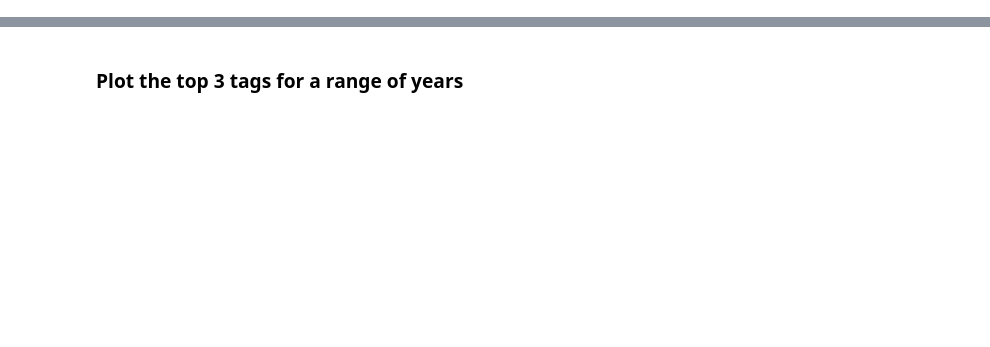
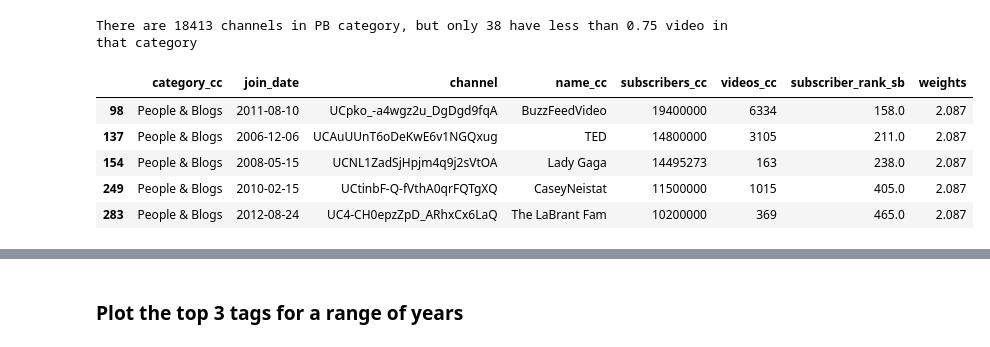
Before and after one commit to kamilmellouk/kadabros, a Jupyter notebook: notebooks/Pierre_eda.ipynb, the cells around one changed output, grey strips where cells are left out. Drawn from its saved outputs; the diff is of its cells as text; code cells hidden in the pictures; blank space fills up the shorter version.

```diff
--- a/notebooks/Pierre_eda.ipynb
+++ b/notebooks/Pierre_eda.ipynb
@@ -71,0 +48,28 @@ yt_metadata_filt.describe()
+# %%
+def category_evolution_of_channel(channel_id, df_feather=df_feather_PB, show_evolution=False):
+    '''
+    Calculates the proportion of videos in the 'People & Blogs' category for a given channel.
+
+    Parameters:
+    - channel_id (str): The YouTube channel ID.
+    - df_feather (DataFrame): DataFrame containing video data.
+
+    Returns:
+    - bool: True if the proportion of 'People & Blogs' videos is less than 75%, False otherwise.
+    '''
+    df_filtered = df_feather[df_feather["channel_id"] == channel_id]
+    grouped_data = df_filtered.groupby(["year_month", "categories"]).size()
+    # display(grouped_data)
+    sorted_data = grouped_data.reset_index(name='count').sort_values(['year_month', 'count'], ascending=[True, False])
+    if show_evolution:
+        display(sorted_data)
+
+    most_popular_cat = sorted_data.drop_duplicates(subset=["year_month"])
+    # display(most_popular_cat)
+
+    people_and_blog_proportion = (most_popular_cat["categories"] == "People & Blogs").mean()
+    # print(people_and_blog_proportion)
+    return people_and_blog_proportion < 0.75
+
+channel_id = 'UCcgVECVN4OKV6DH1jLkqmcA'
+category_evolution_of_channel(channel_id, show_evolution=True)
@@ -71,0 +94,13 @@ yt_metadata_filt.describe()
+# %%
+channels_PB_transi_mask = channels_PB[:100].progress_apply(lambda channel: category_evolution_of_channel(channel["channel"]), axis=1)
+channels_PB_transi = channels_PB[:100][channels_PB_transi_mask]
+print(f"There are {len(channels_PB)} channels in PB category, but only {len(channels_PB_transi)} have less than 0.75 video in that category")
+channels_PB_transi.head()
+# %% [output]
+There are 18413 channels in PB category, but only 38 have less than 0.75 video in that category
+|  | category_cc | join_date | channel | name_cc | subscribers_cc | videos_cc | subscriber_rank_sb | weights |
+| 98 | People & Blogs | 2011-08-10 | UCpko_-a4wgz2u_DgDgd9fqA | BuzzFeedVideo | 19400000 | 6334 | 158.0 | 2.087 |
+| 137 | People & Blogs | 2006-12-06 | UCAuUUnT6oDeKwE6v1NGQxug | TED | 14800000 | 3105 | 211.0 | 2.087 |
+| 154 | People & Blogs | 2008-05-15 | UCNL1ZadSjHpjm4q9j2sVtOA | Lady Gaga | 14495273 | 163 | 238.0 | 2.087 |
+| 249 | People & Blogs | 2010-02-15 | UCtinbF-Q-fVthA0qrFQTgXQ | CaseyNeistat | 11500000 | 1015 | 405.0 | 2.087 |
+| 283 | People & Blogs | 2012-08-24 | UC4-CH0epzZpD_ARhxCx6LaQ | The LaBrant Fam | 10200000 | 369 | 465.0 | 2.087 |
```
Also changed, not shown: parts of 55 cells of this notebook, 2 other files.
